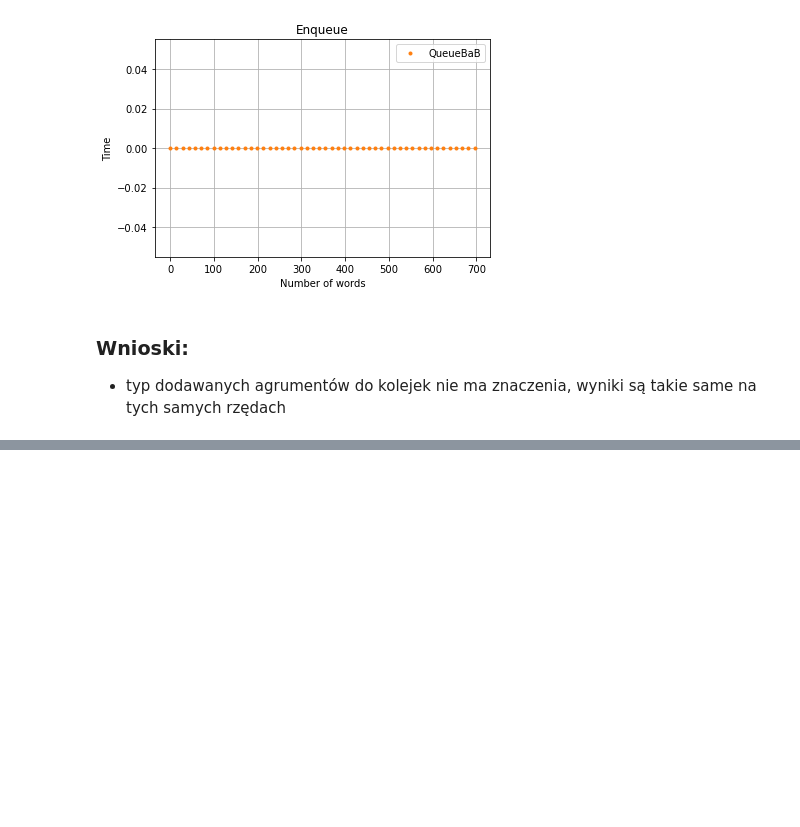
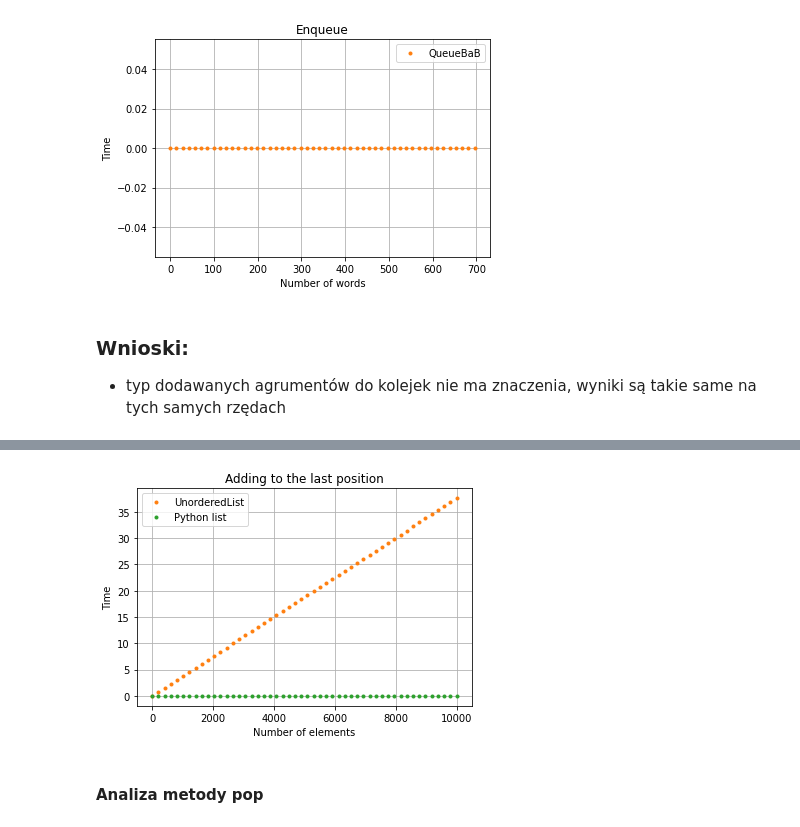
Before and after one commit to maggszy/date_algorithm, a Jupyter notebook: list4/trialll.ipynb, the cells around one changed output, grey strips where cells are left out. Saved outputs shown, nothing was run; the diff lists cells and outputs as text; code cells hidden in the pictures; blank space fills up the shorter version.

```diff
--- a/list4/trialll.ipynb
+++ b/list4/trialll.ipynb
@@ -257,0 +570,29 @@ compare_enqueue_str('historyjka.txt')
+# %%
+def add_last(n): #number of elements
+
+    xb=np.linspace(0,n)
+    timeb=np.linspace(0,list_analysis(n)[2])
+    xe=np.linspace(0,n)
+    timee=np.linspace(0,list_analysis(n)[3])
+
+
+    plt.plot(xb,timeb, 'C1.',label='UnorderedList')
+    plt.xlabel('Number of elements')
+    plt.ylabel('Time')
+    plt.title("Adding to the last position")
+
+    plt.plot(xe,timee, 'C2.', label='Python list')
+    plt.xlabel('Number of elements')
+    plt.ylabel('Time')
+    plt.title("Adding to the last position")
+
+
+    plt.legend()
+    plt.grid()
+    plt.show()
+# %%
+add_last(10000)
+# %% [output]
+[figure, added]
+# %% [markdown]
+#### Analiza metody pop
```
Also changed, not shown: parts of 27 cells of this notebook, 5 other files.
